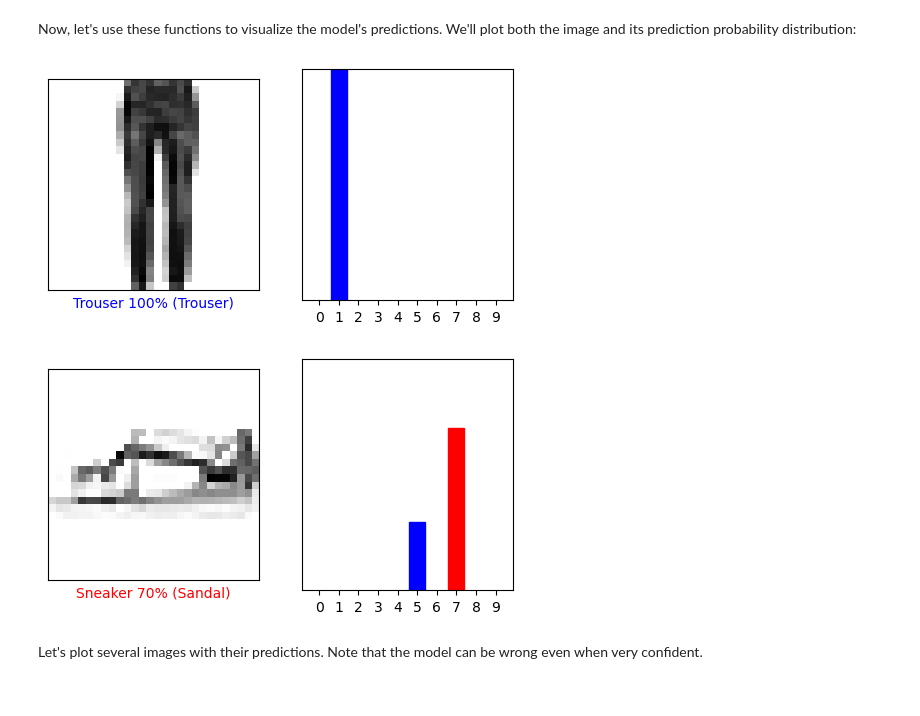
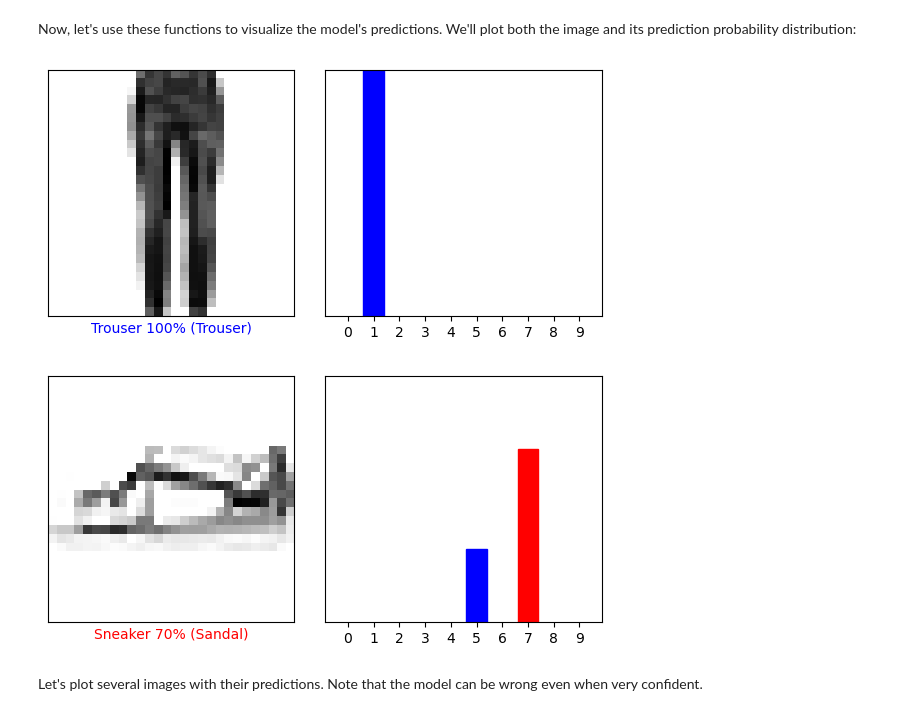
Before and after one commit to murilogustineli/computer-vision-demo, a Jupyter notebook: cv_demo.ipynb, the cells around one changed output. Saved outputs shown, nothing was run; the diff lists cells and outputs as text; code cells hidden in the pictures.

```diff
--- a/cv_demo.ipynb
+++ b/cv_demo.ipynb
@@ -842,20 +842,21 @@ Now, let's use these functions to visualize the model's predictions. We'll plot
 # %%
 # Example: Visualizing the first image and its prediction
 def plot_single_image_prediction(img_number):
     plt.figure(figsize=(6,3))
     plt.subplot(1,2,1)
     plot_image(img_number, predictions[img_number], valid_labels, valid_images, class_names)
     plt.subplot(1,2,2)
     plot_value_array(img_number, predictions[img_number], valid_labels, class_names)
+    plt.tight_layout()
     plt.show()
 
 plot_single_image_prediction(img_number=0)
 # %% [output]
-[figure, old version]
+[figure, new version]
 # %%
 plot_single_image_prediction(img_number=12)
 # %% [output]
-[figure, old version]
+[figure, new version]
 # %% [markdown]
 Let's plot several images with their predictions. Note that the model can be wrong even when very confident.
 # %%
```
Also changed, not shown: parts of 2 cells of this notebook.
